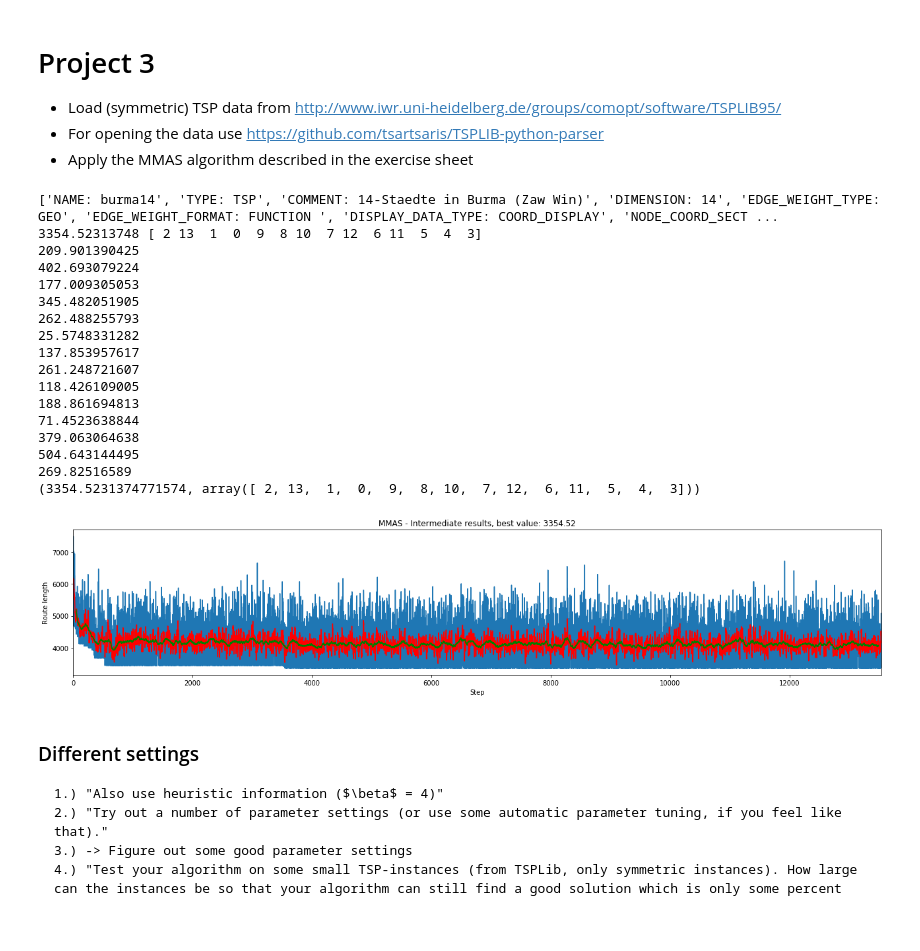
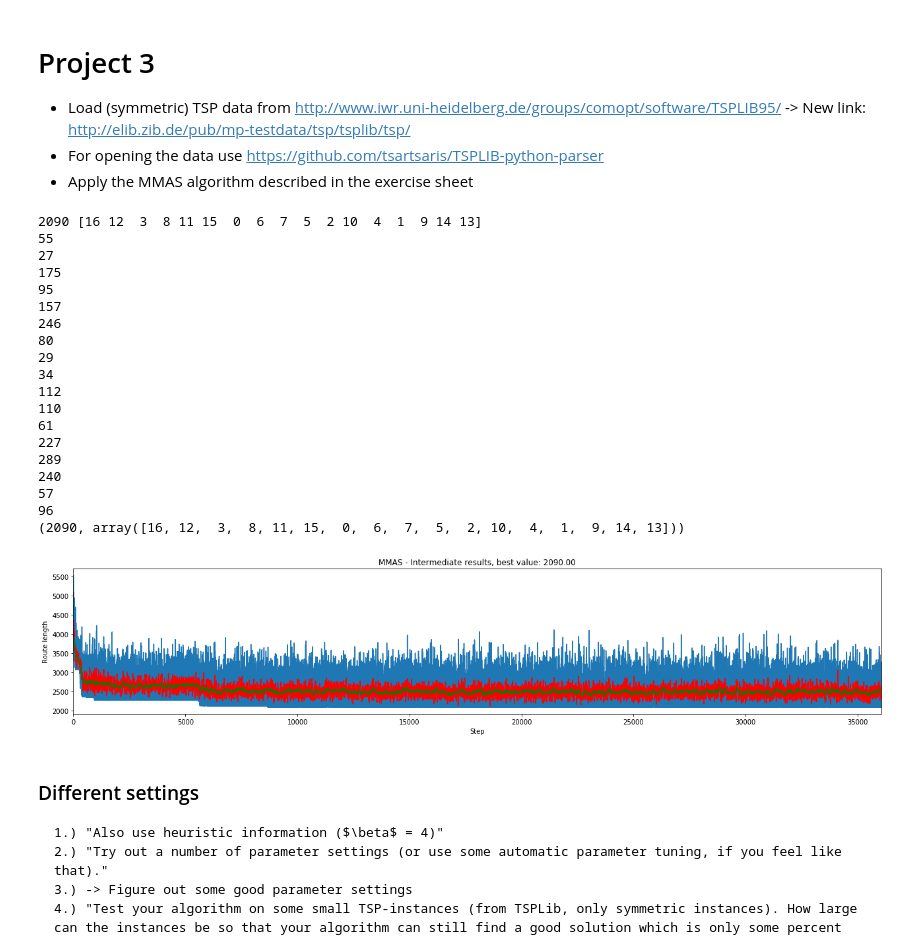
Before and after one commit to Chaoste/course-nia, a Jupyter notebook: project3/project3.ipynb, the cells around one changed output. Cells and saved outputs as stored; diff of their text form; code cells hidden in the pictures; blank space fills up the shorter version.

Commit message:
Add new tsp data, add parser, load opt solution

```diff
--- a/project3/project3.ipynb
+++ b/project3/project3.ipynb
@@ -2,6 +2,7 @@
 # Project 3
 
 - Load (symmetric) TSP data from http://www.iwr.uni-heidelberg.de/groups/comopt/software/TSPLIB95/
+  -> New link: http://elib.zib.de/pub/mp-testdata/tsp/tsplib/tsp/
 - For opening the data use https://github.com/tsartsaris/TSPLIB-python-parser
 - Apply the MMAS algorithm described in the exercise sheet
 # %%
@@ -232,30 +130,32 @@ def load_data():
 # %%
 np.random.seed(0)  # Always receive the same random decisions
-data = load_data()  # Get optimal value and pass it to MMAS constructor
 # For the beginning test for only a few seconds - Later: 10 * 60 (10 minutes)
-mmas = MMAS(data, -1, wall_clock_time=60*0.5)
+# Right now the parser is working for all small gr problems (gr17, gr21, gr24, gr48)
+problem = tsp_parser.load_problem('data/gr17.tsp')
+mmas = MMAS(problem['dimension'], problem['distances'], problem['opt'], wall_clock_time=3*60)
 print(mmas(plot=False))
 mmas.plot()
-# Current best result: (53.613033599139548, array([ 2,  1,  3,  7,  0, 15, 12, 13, 11,  6,  9,  8,  5, 14,  4, 10]))
 # %% [output]
-['NAME: burma14', 'TYPE: TSP', 'COMMENT: 14-Staedte in Burma (Zaw Win)', 'DIMENSION: 14', 'EDGE_WEIGHT_TYPE: GEO', 'EDGE_WEIGHT_FORMAT: FUNCTION ', 'DISPLAY_DATA_TYPE: COORD_DISPLAY', 'NODE_COORD_SECT ...
-3354.52313748 [ 2 13  1  0  9  8 10  7 12  6 11  5  4  3]
-209.901390425
-402.693079224
-177.009305053
-345.482051905
-262.488255793
-25.5748331282
-137.853957617
-261.248721607
-118.426109005
-188.861694813
-71.4523638844
-379.063064638
-504.643144495
-269.82516589
-(3354.5231374771574, array([ 2, 13,  1,  0,  9,  8, 10,  7, 12,  6, 11,  5,  4,  3]))
+2090 [16 12  3  8 11 15  0  6  7  5  2 10  4  1  9 14 13]
+55
+27
+175
+95
+157
+246
+80
+29
+34
+112
+110
+61
+227
+289
+240
+57
+96
+(2090, array([16, 12,  3,  8, 11, 15,  0,  6,  7,  5,  2, 10,  4,  1,  9, 14, 13]))
-[figure, old version]
+[figure, new version]
 # %% [markdown]
 ### Different settings
 
```
Also changed, not shown: parts of 3 cells of this notebook, 8 other files.
